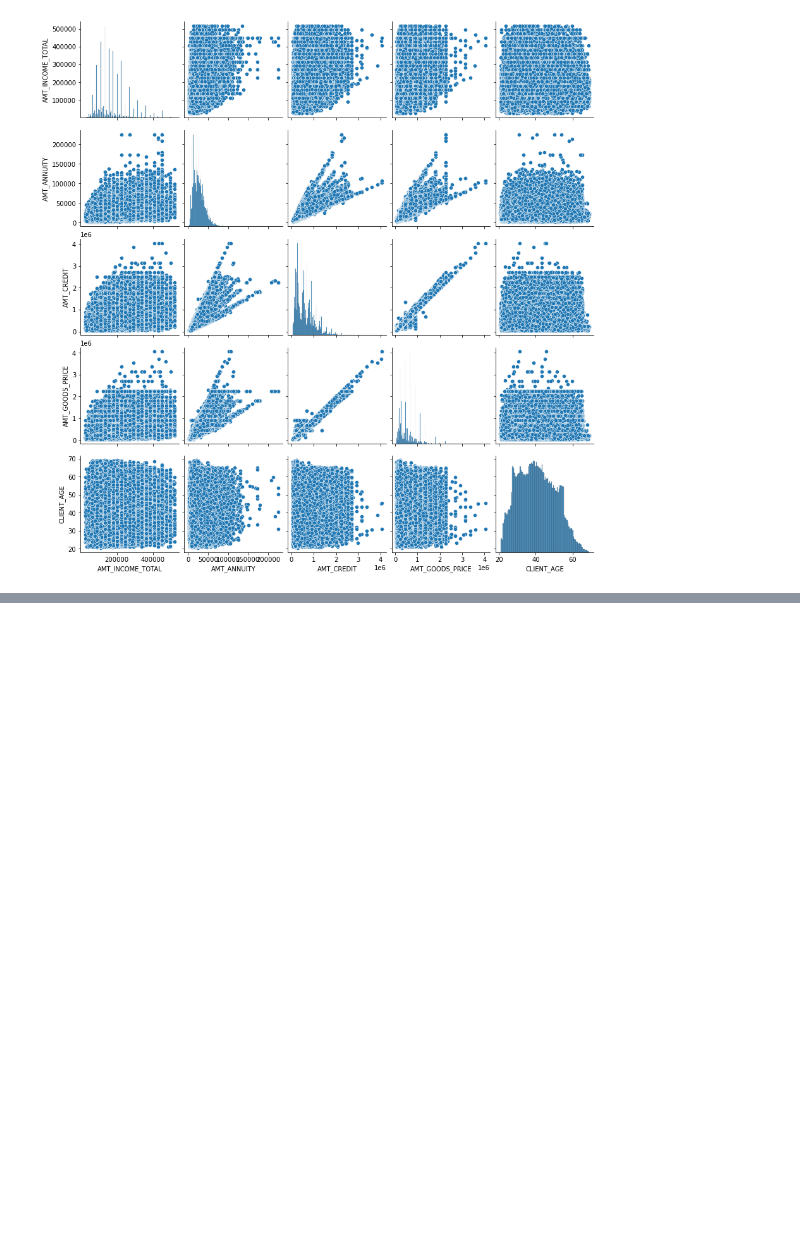
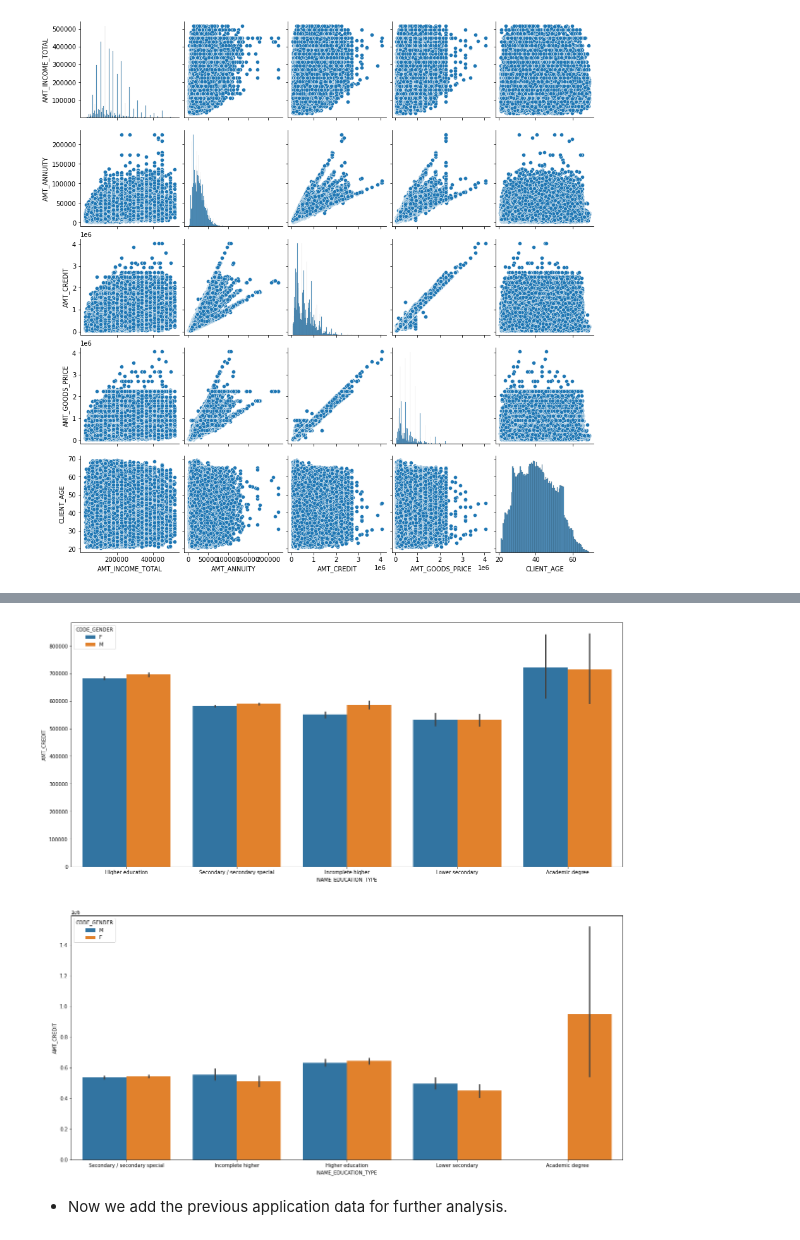
Before and after one commit to Boken19/Case_Studies, a Jupyter notebook: Credit EDA case study/Credit_EDA_case_study.ipynb, the cells around one changed output, grey strips where cells are left out. Cells and saved outputs as stored; diff of their text form; code cells hidden in the pictures; blank space fills up the shorter version.

```diff
--- a/Credit EDA case study/Credit_EDA_case_study.ipynb
+++ b/Credit EDA case study/Credit_EDA_case_study.ipynb
@@ -589,0 +517,11 @@ sns.pairplot(data_0[['AMT_INCOME_TOTAL', 'AMT_ANNUITY', 'AMT_CREDIT', 'AMT_GOODS
+# %%
+plt.figure(figsize = (20,20))
+plt.subplot(2,1,1)
+sns.barplot(x = 'NAME_EDUCATION_TYPE', y = 'AMT_CREDIT', data = data_0, hue = 'CODE_GENDER' )
+plt.subplot(2,1,2)
+sns.barplot(x = 'NAME_EDUCATION_TYPE', y = 'AMT_CREDIT', data = data_1, hue = 'CODE_GENDER')
+plt.show()
+# %% [output]
+[figure, added]
+# %% [markdown]
+- Now we add the previous application data for further analysis.
```
Also changed, not shown: parts of 51 cells of this notebook.
